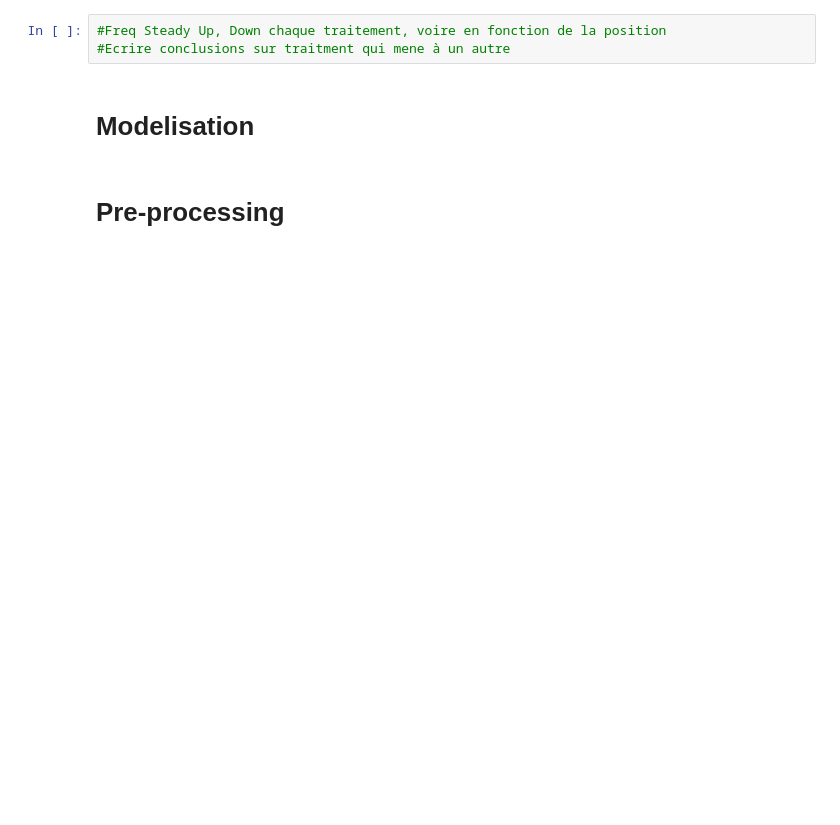
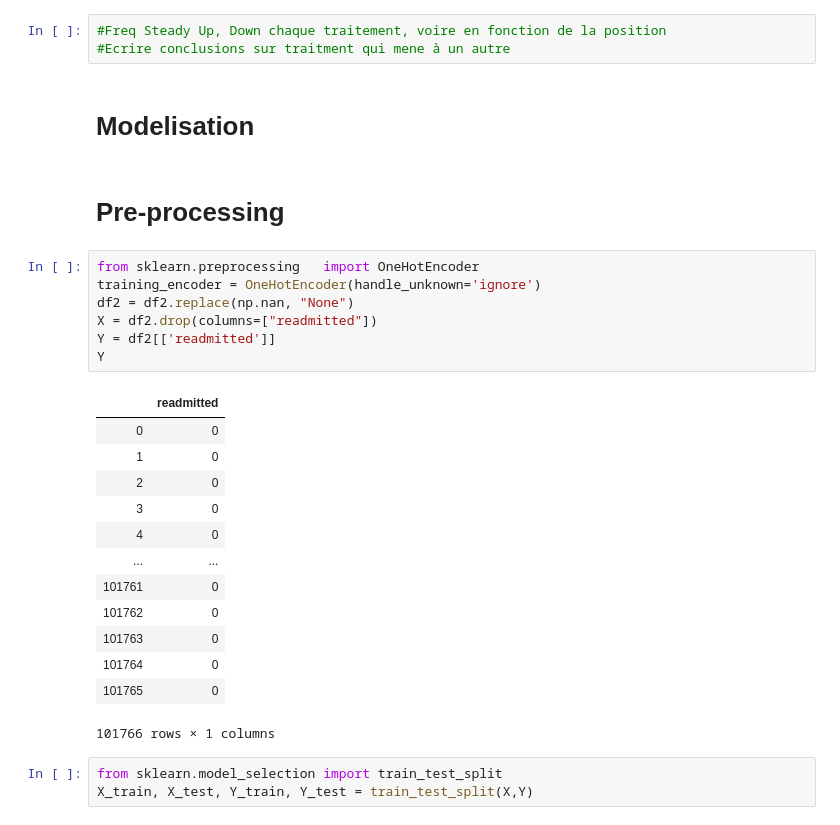
Before and after one commit to Zl0gix/ProjetDatavizA4, a Jupyter notebook: flaskr/Readmitted.ipynb, the cells around one changed output. Saved outputs shown, nothing was run; the diff lists cells and outputs as text; blank space fills up the shorter version.

```diff
--- a/flaskr/Readmitted.ipynb
+++ b/flaskr/Readmitted.ipynb
@@ -450,3 +435,27 @@ array([<matplotlib.axes._subplots.AxesSubplot object at 0x...>,
 # Modelisation
 # %% [markdown]
 # Pre-processing
+# %%
+from sklearn.preprocessing   import OneHotEncoder
+training_encoder = OneHotEncoder(handle_unknown='ignore')
+df2 = df2.replace(np.nan, "None")
+X = df2.drop(columns=["readmitted"])
+Y = df2[['readmitted']]
+Y
+# %% [output]
+|  | readmitted |
+| 0 | 0 |
+| 1 | 0 |
+| 2 | 0 |
+| 3 | 0 |
+| 4 | 0 |
+| ... | ... |
+| 101761 | 0 |
+| 101762 | 0 |
+| 101763 | 0 |
+| 101764 | 0 |
+| 101765 | 0 |
+101766 rows × 1 columns
+# %%
+from sklearn.model_selection import train_test_split
+X_train, X_test, Y_train, Y_test = train_test_split(X,Y)
```
Also changed, not shown: parts of 8 cells of this notebook.
